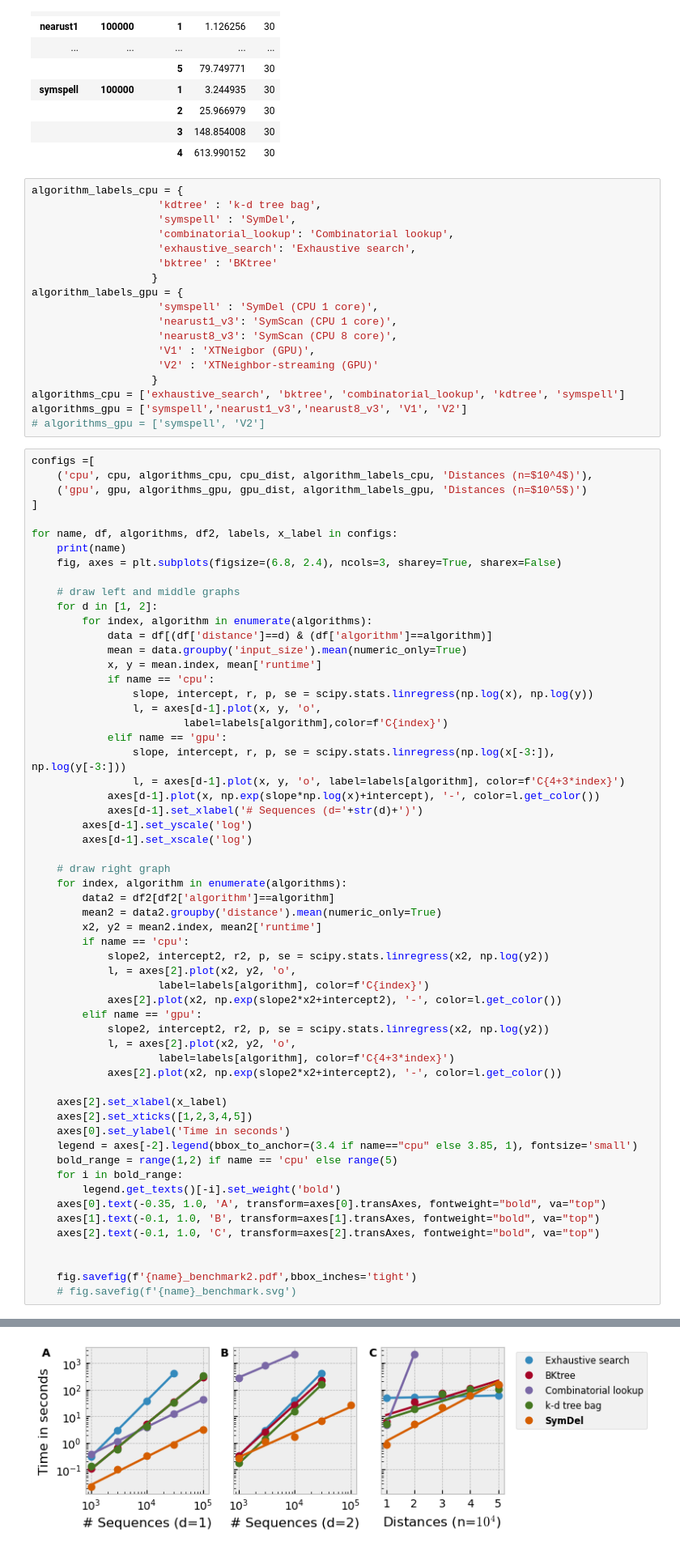
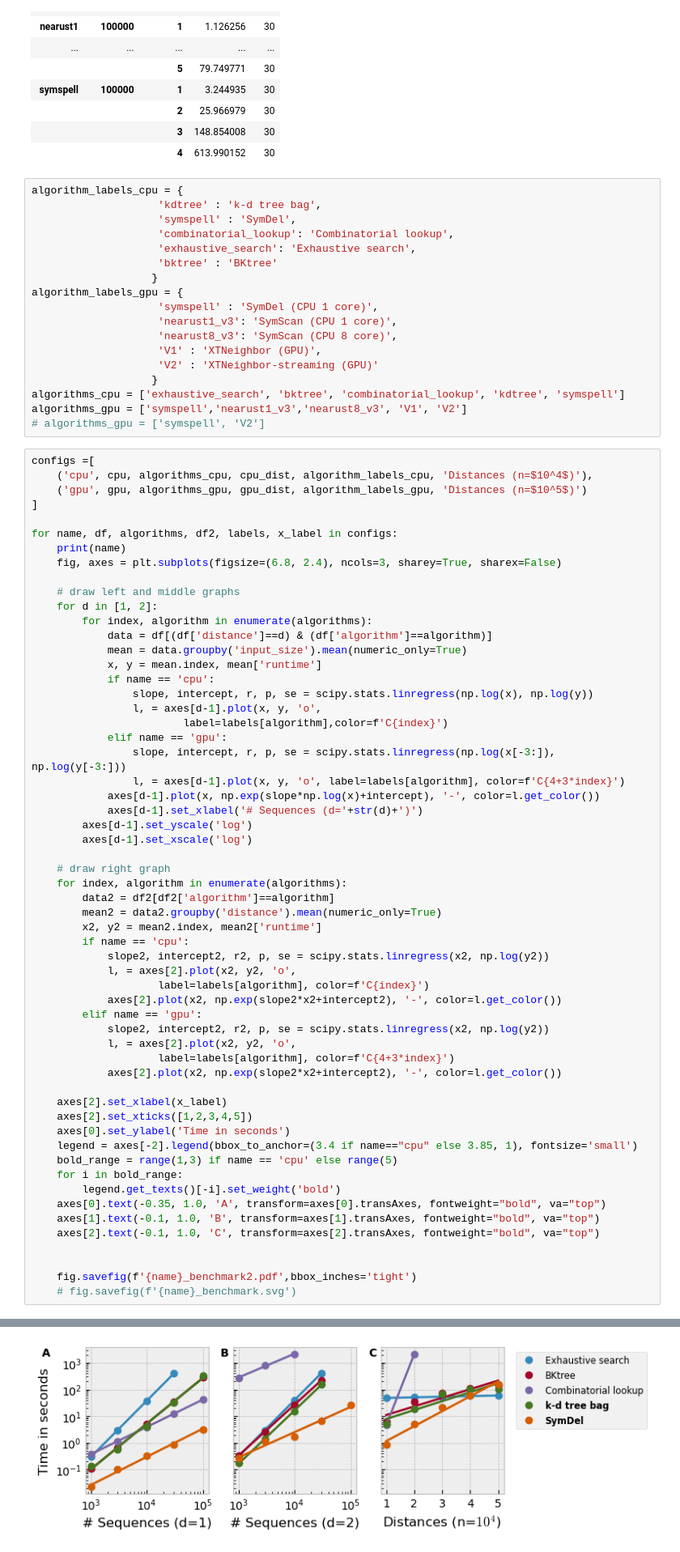
Before and after one commit to heartnetkung/XT-neighbor, a Jupyter notebook: pub/scaling_plots.ipynb, the cells around one changed output, grey strips where cells are left out. Shown at 81% size. Cells and saved outputs as stored; diff of their text form.

Commit message:
updated graph label

```diff
--- a/pub/scaling_plots.ipynb
+++ b/pub/scaling_plots.ipynb
@@ -143,7 +143,7 @@ algorithm_labels_gpu = {
                     'symspell' : 'SymDel (CPU 1 core)',
                     'nearust1_v3': 'SymScan (CPU 1 core)',
                     'nearust8_v3': 'SymScan (CPU 8 core)',
-                    'V1' : 'XTNeigbor (GPU)',
+                    'V1' : 'XTNeighbor (GPU)',
                     'V2' : 'XTNeighbor-streaming (GPU)'
                    }
 algorithms_cpu = ['exhaustive_search', 'bktree', 'combinatorial_lookup', 'kdtree', 'symspell']
@@ -182,33 +182,33 @@ for name, df, algorithms, df2, labels, x_label in configs:
         data2 = df2[df2['algorithm']==algorithm]
         mean2 = data2.groupby('distance').mean(numeric_only=True)
         x2, y2 = mean2.index, mean2['runtime']
         if name == 'cpu':
             slope2, intercept2, r2, p, se = scipy.stats.linregress(x2, np.log(y2))
             l, = axes[2].plot(x2, y2, 'o',
                     label=labels[algorithm], color=f'C{index}')
             axes[2].plot(x2, np.exp(slope2*x2+intercept2), '-', color=l.get_color())
         elif name == 'gpu':
             slope2, intercept2, r2, p, se = scipy.stats.linregress(x2, np.log(y2))
             l, = axes[2].plot(x2, y2, 'o',
                     label=labels[algorithm], color=f'C{4+3*index}')
             axes[2].plot(x2, np.exp(slope2*x2+intercept2), '-', color=l.get_color())
 
     axes[2].set_xlabel(x_label)
     axes[2].set_xticks([1,2,3,4,5])
     axes[0].set_ylabel('Time in seconds')
     legend = axes[-2].legend(bbox_to_anchor=(3.4 if name=="cpu" else 3.85, 1), fontsize='small')
-    bold_range = range(1,2) if name == 'cpu' else range(5)
+    bold_range = range(1,3) if name == 'cpu' else range(5)
     for i in bold_range:
         legend.get_texts()[-i].set_weight('bold')
     axes[0].text(-0.35, 1.0, 'A', transform=axes[0].transAxes, fontweight="bold", va="top")
     axes[1].text(-0.1, 1.0, 'B', transform=axes[1].transAxes, fontweight="bold", va="top")
     axes[2].text(-0.1, 1.0, 'C', transform=axes[2].transAxes, fontweight="bold", va="top")
 
 
     fig.savefig(f'{name}_benchmark2.pdf',bbox_inches='tight')
     # fig.savefig(f'{name}_benchmark.svg')
 # %% [output]
 cpu
 gpu
-[figure, old version]
+[figure, new version]
 [figure]
```
